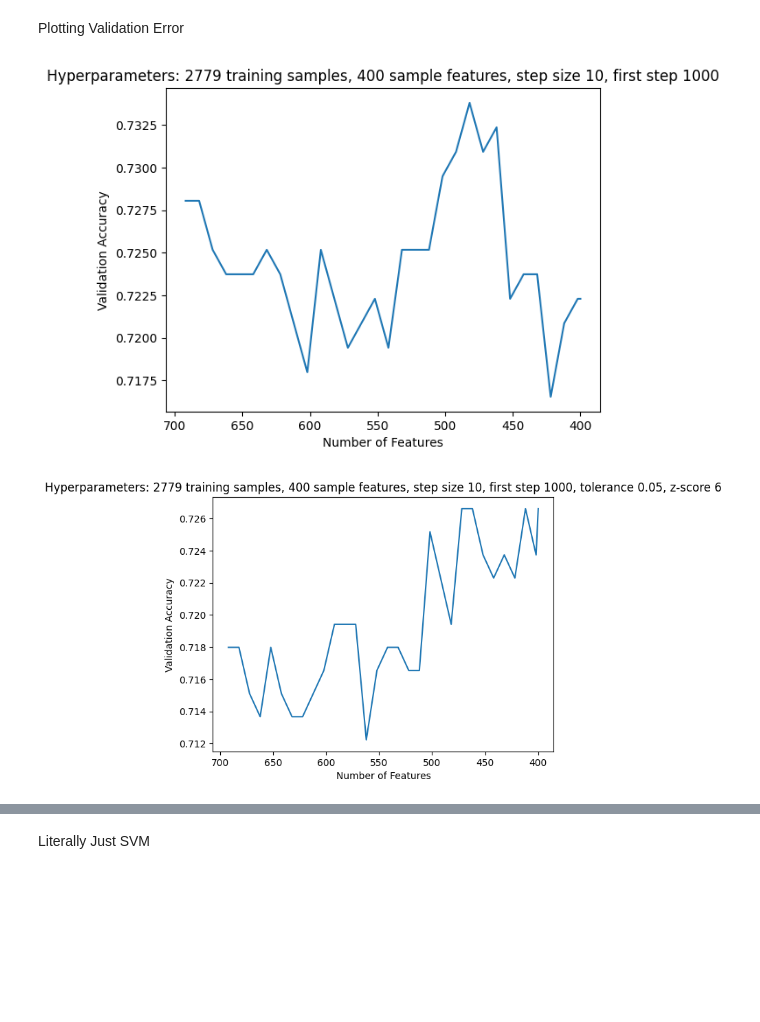
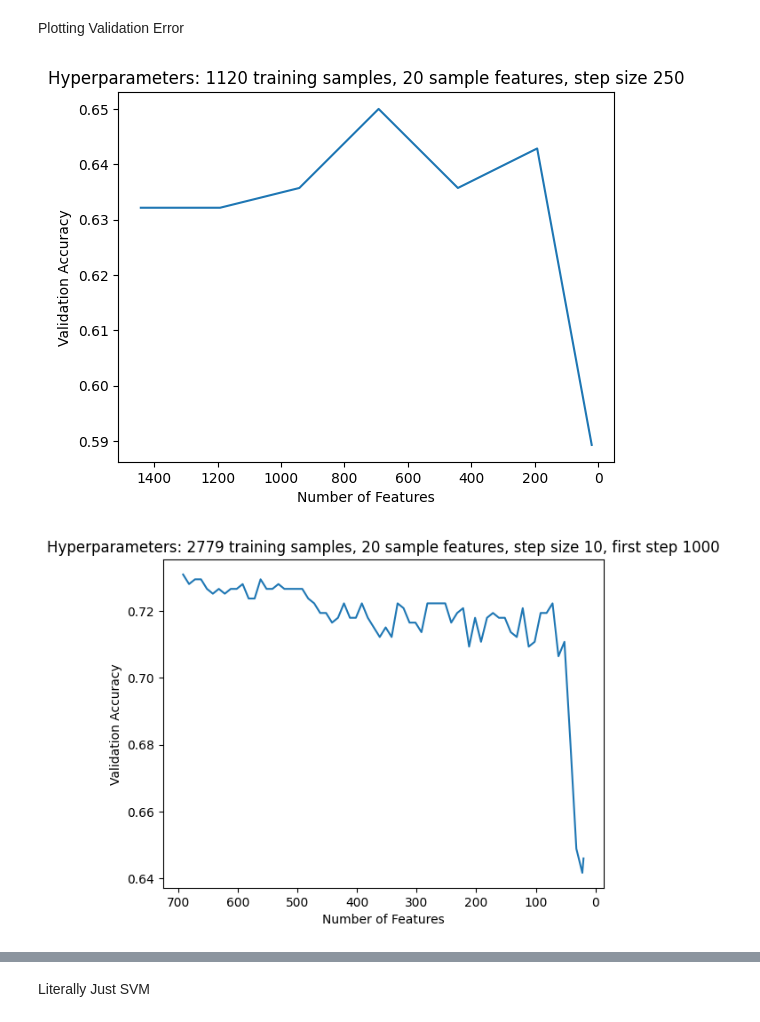
Before and after one commit to bennystrange/audio-classification, a Jupyter notebook: 378final.ipynb, the cells around one changed output, grey strips where cells are left out. Saved outputs shown, nothing was run; the diff lists cells and outputs as text; code cells hidden in the pictures; blank space fills up the shorter version.

```diff
--- a/378final.ipynb
+++ b/378final.ipynb
@@ -428,29 +423,29 @@ Plotting Validation Error
 # %%
 """Plotting Validation Error"""
 # parse data from log, where x = features reduced to, and y = validation accuracy
-log_names = ["./logs/2779-400-10(1000)-tol0.01.log", "./logs/2779-400-10(1000)-tol0.05-z6.log"]
+log_names = ["./logs/1120-20-250.log", "./logs/2779-20-10(1000).log", "./logs/2779-400-10(1000)-tol0.01.log", "./logs/2779-400-10(1000)-tol0.05-z6.log"]
 for log_name in log_names:
     plotfile = open(log_name, 'r')
     num_features_plot = []
     accuracies_plot = []
 
     for line in plotfile:
         line = line.strip()
         elems = line.split()
         if len(elems) == 6: # if "Reducing from" line
             num_features_plot.append(int(elems[4]))
         elif len(elems) == 3: # if "Validation accuracy" line
             accuracies_plot.append(float(elems[2]))
         else: # if first line
             plt.title(line)
 
     plotfile.close()
 
     plt.plot(num_features_plot, accuracies_plot)
     plt.xlabel("Number of Features")
     plt.ylabel("Validation Accuracy")
     plt.gca().invert_xaxis()
     plt.show()
 # %% [output]
-[figure, old version]
+[figure, new version]
-[figure, old version]
+[figure, new version]
```
Also changed, not shown: parts of 5 cells of this notebook.
